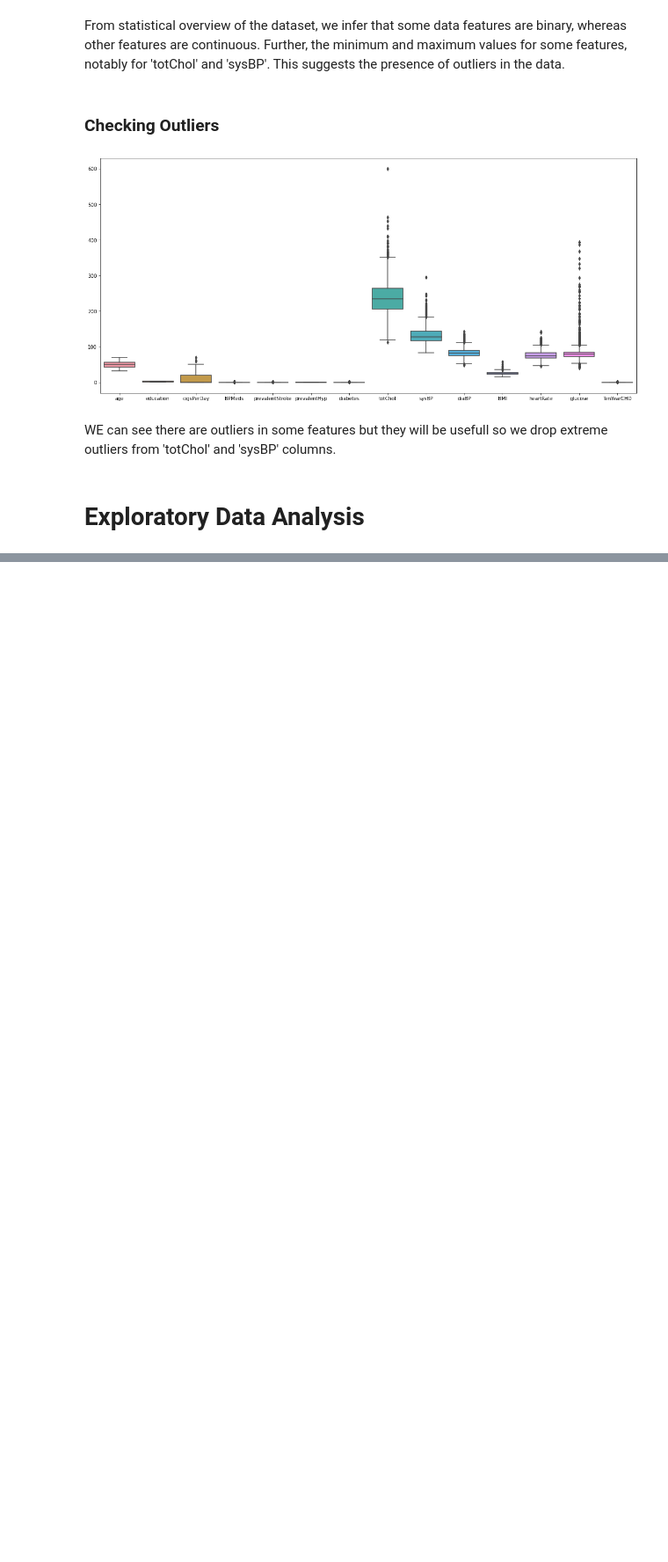
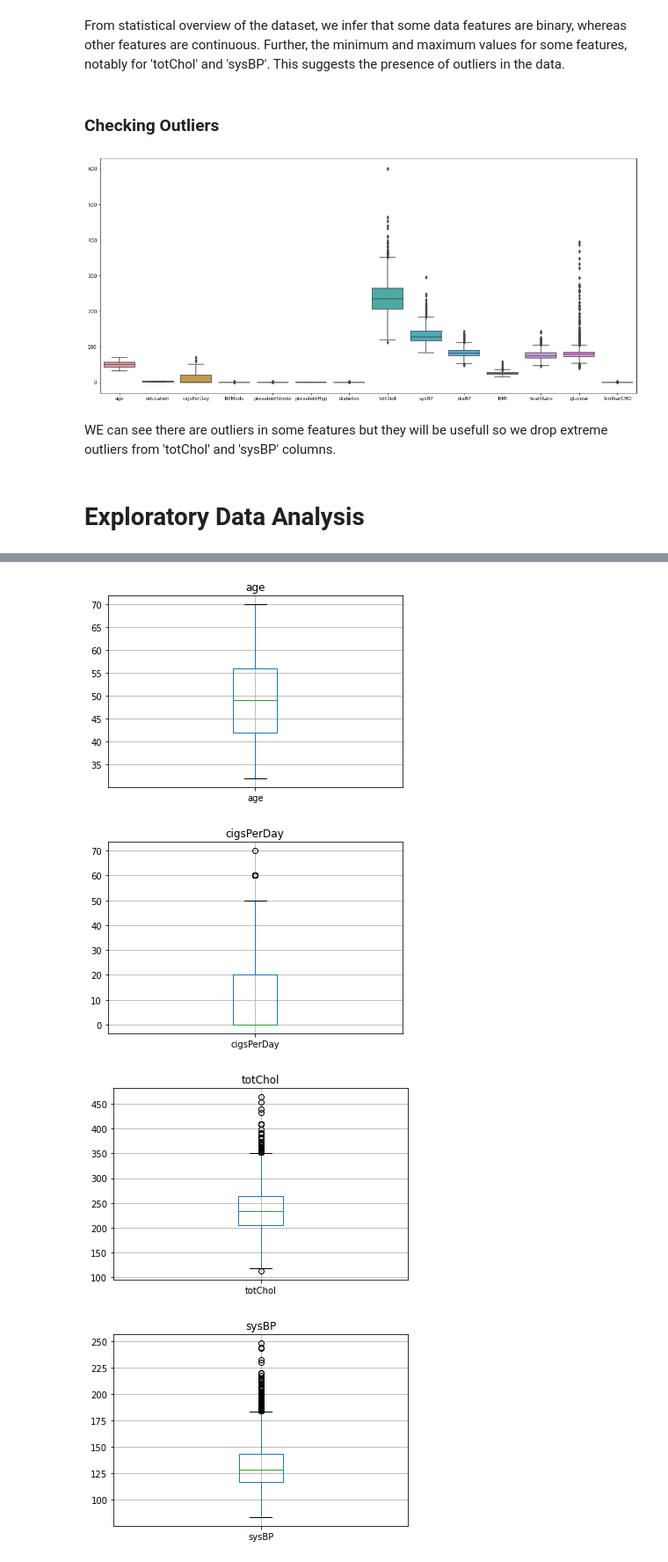
Before and after one commit to harishgawade1999/Cardiovascular-Risk-Prediction-, a Jupyter notebook: Harish_Cardiovascular_Risk_Prediction_Capstone_Project.ipynb, the cells around one changed output, grey strips where cells are left out. Shown at 88% size. Cells and saved outputs as stored; diff of their text form; code cells hidden in the pictures; blank space fills up the shorter version.

```diff
--- a/Harish_Cardiovascular_Risk_Prediction_Capstone_Project.ipynb
+++ b/Harish_Cardiovascular_Risk_Prediction_Capstone_Project.ipynb
@@ -277,0 +369,13 @@ new_df= new_df[new_df['sysBP'] < 250]
+# %%
+# boxplot for each continous feature
+for col in cont_var:
+    fig = plt.figure()
+    ax = fig.gca()
+    new_df.boxplot(col, ax= ax)
+    ax.set_title(col)
+plt.show()
+# %% [output]
+[figure, added]
+[figure, added]
+[figure, added]
+[figure, added]
```
Also changed, not shown: parts of 16 cells of this notebook.
